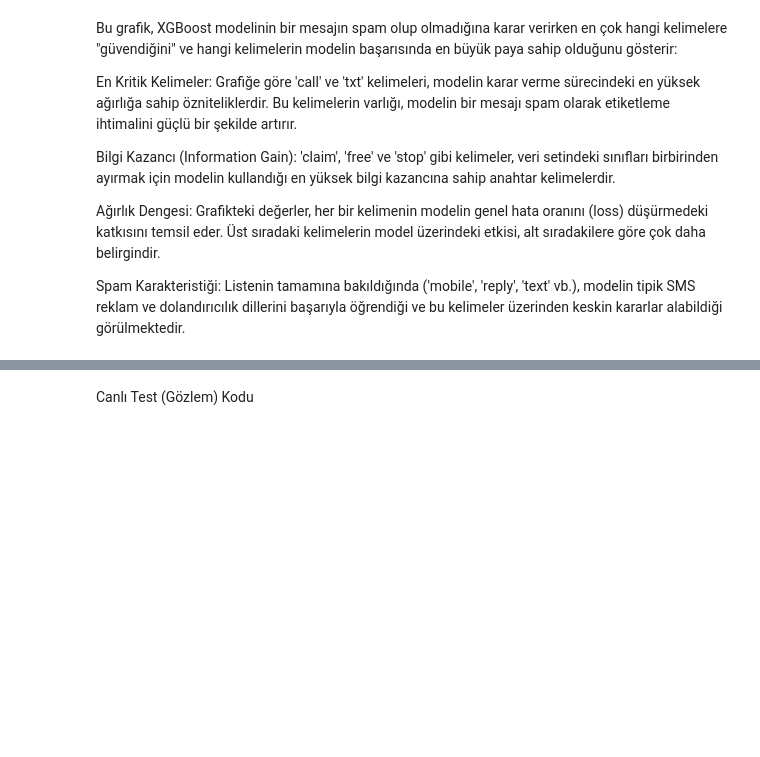
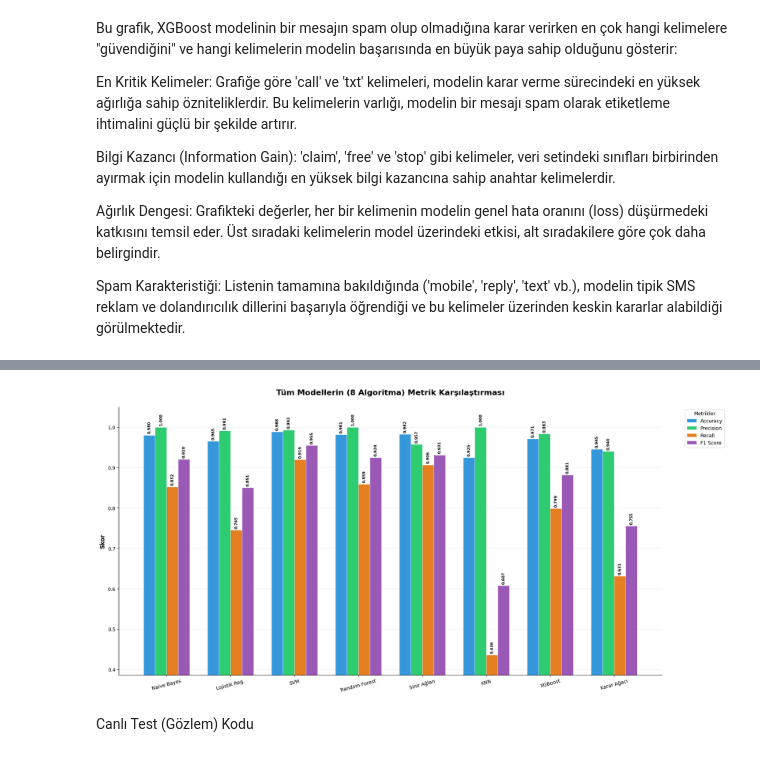
Before and after one commit to zeynepbykn/SMS_Spam_Tespiti_Proje, a Jupyter notebook: SMS_spam_veriBilimi_proje.ipynb, the cells around one changed output, grey strips where cells are left out. Cells and saved outputs as stored; diff of their text form; code cells hidden in the pictures; blank space fills up the shorter version.

```diff
--- a/SMS_spam_veriBilimi_proje.ipynb
+++ b/SMS_spam_veriBilimi_proje.ipynb
@@ -1174,3 +1172,60 @@ plt.show()
+# %%
+import matplotlib.pyplot as plt
+import numpy as np
+from sklearn.metrics import accuracy_score, precision_score, recall_score, f1_score
+
+# 1. Verileri Hazırla (8 Algoritmanın Tamamı)
+tahmin_listesi = [y_pred, y_pred_log, y_pred_svm, y_pred_rf, y_pred_mlp, y_pred_knn, y_pred_xgb, y_pred_dt]
+model_isimleri = ['Naive Bayes', 'Lojistik Reg.', 'SVM', 'Random Forest', 'Sinir Ağları', 'KNN', 'XGBoost', 'Karar Ağacı']
+
+# Metrikleri 8 model için de hesapla
+metrics = {
+    'Accuracy': [accuracy_score(y_test, p) for p in tahmin_listesi],
+    'Precision': [precision_score(y_test, p) for p in tahmin_listesi],
+    'Recall': [recall_score(y_test, p) for p in tahmin_listesi],
+    'F1 Score': [f1_score(y_test, p) for p in tahmin_listesi]
+}
+
+x = np.arange(len(model_isimleri))  # 8 model konumu
+width = 0.18
+multiplier = 0
+
+i
+colors = {'Accuracy': '#3498db', 'Precision': '#2ecc71', 'Recall': '#e67e22', 'F1 Score': '#9b59b6'}
+
+fig, ax = plt.subplots(figsize=(18, 9)) # 8 model için genişliği artırdık
+
+# Her metrik için sütunları oluştur
+for attribute, measurement in metrics.items():
+    offset = width * multiplier
+    rects = ax.bar(x + offset, measurement, width, label=attribute, color=colors[attribute], edgecolor='white', linewidth=0.5)
+
+    # Değerleri dikey yazdır (8 model olunca yer daralıyor, rotation=90 şart)
+    ax.bar_label(rects, padding=3, fmt='%.3f', rotation=90, fontsize=8, fontweight='bold')
+    multiplier += 1
+
+# Grafik düzenlemeleri
+ax.set_ylabel('Skor', fontsize=12, fontweight='bold')
+ax.set_title('Tüm Modellerin (8 Algoritma) Metrik Karşılaştırması', fontsize=16, fontweight='bold', pad=25)
+ax.set_xticks(x + width * 1.5, model_isimleri, fontsize=10, rotation=15) # İsimleri hafif eğdik
+ax.legend(loc='upper right', title="Metrikler", bbox_to_anchor=(1.12, 1))
+
+# Y eksenini KNN'yi de içine alacak şekilde ayarla
+all_values = [val for sublist in metrics.values() for val in sublist]
+ax.set_ylim(min(all_values) - 0.05, 1.05)
+
+# Izgara çizgileri
+ax.yaxis.grid(True, linestyle='--', alpha=0.3)
+ax.set_axisbelow(True)
+
+# Çerçeve temizliği
+ax.spines['top'].set_visible(False)
+ax.spines['right'].set_visible(False)
+
+plt.tight_layout()
+plt.show()
+# %% [output]
+[figure, added]
 # %% [markdown]
 Canlı Test (Gözlem) Kodu
 # %%
```
Also changed, not shown: parts of 14 cells of this notebook.
